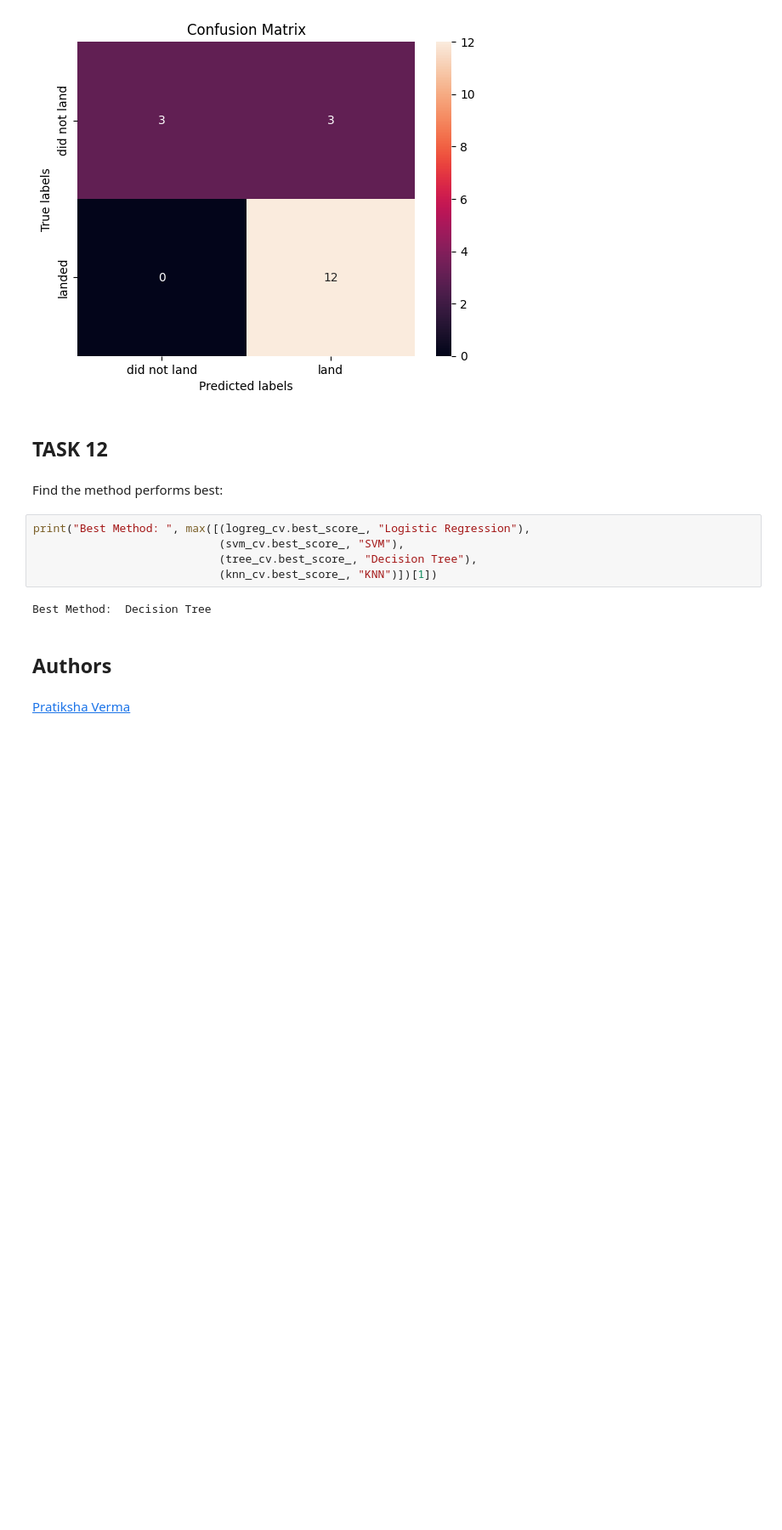
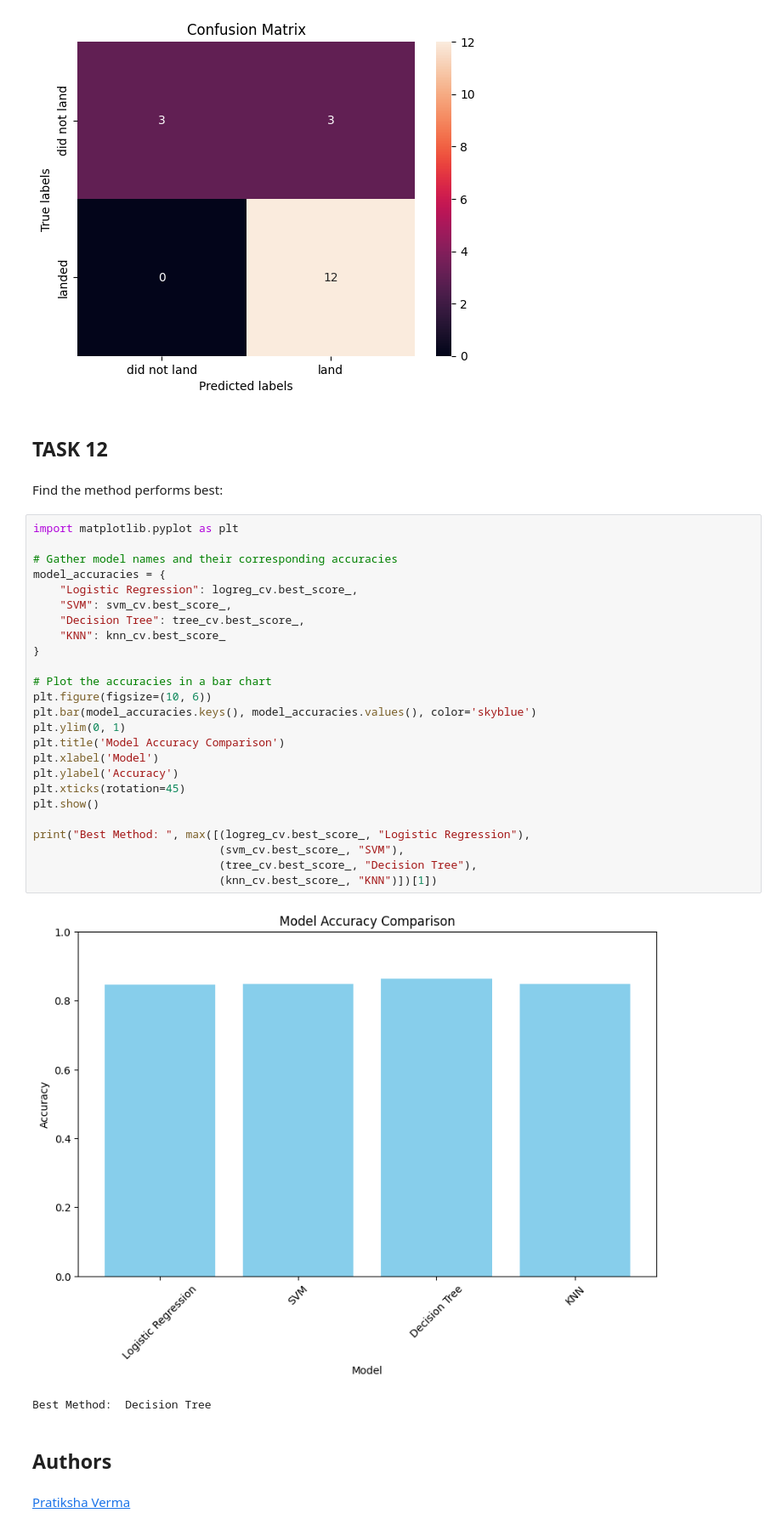
Before and after one commit to alaaet/edx_data_science_final_project, a Jupyter notebook: SpaceX-Machine-Learning-Prediction-Part-5-v1.ipynb, the cells around one changed output. Shown at 85% size. Drawn from its saved outputs; the diff is of its cells as text; blank space fills up the shorter version.

```diff
--- a/SpaceX-Machine-Learning-Prediction-Part-5-v1.ipynb
+++ b/SpaceX-Machine-Learning-Prediction-Part-5-v1.ipynb
@@ -361,13 +361,34 @@ plot_confusion_matrix(Y_test,yhat)
 ## TASK  12
 # %% [markdown]
 Find the method performs best:
-# %%
-print("Best Method: ", max([(logreg_cv.best_score_, "Logistic Regression"),
-                            (svm_cv.best_score_, "SVM"),
-                            (tree_cv.best_score_, "Decision Tree"),
-                            (knn_cv.best_score_, "KNN")])[1])
-# %% [output]
-Best Method:  Decision Tree
+# %%
+import matplotlib.pyplot as plt
+
+# Gather model names and their corresponding accuracies
+model_accuracies = {
+    "Logistic Regression": logreg_cv.best_score_,
+    "SVM": svm_cv.best_score_,
+    "Decision Tree": tree_cv.best_score_,
+    "KNN": knn_cv.best_score_
+}
+
+# Plot the accuracies in a bar chart
+plt.figure(figsize=(10, 6))
+plt.bar(model_accuracies.keys(), model_accuracies.values(), color='skyblue')
+plt.ylim(0, 1)
+plt.title('Model Accuracy Comparison')
+plt.xlabel('Model')
+plt.ylabel('Accuracy')
+plt.xticks(rotation=45)
+plt.show()
+
+print("Best Method: ", max([(logreg_cv.best_score_, "Logistic Regression"),
+                            (svm_cv.best_score_, "SVM"),
+                            (tree_cv.best_score_, "Decision Tree"),
+                            (knn_cv.best_score_, "KNN")])[1])
+# %% [output]
+[figure, added]
+Best Method:  Decision Tree
 # %% [markdown]
 ## Authors
 # %% [markdown]
```
